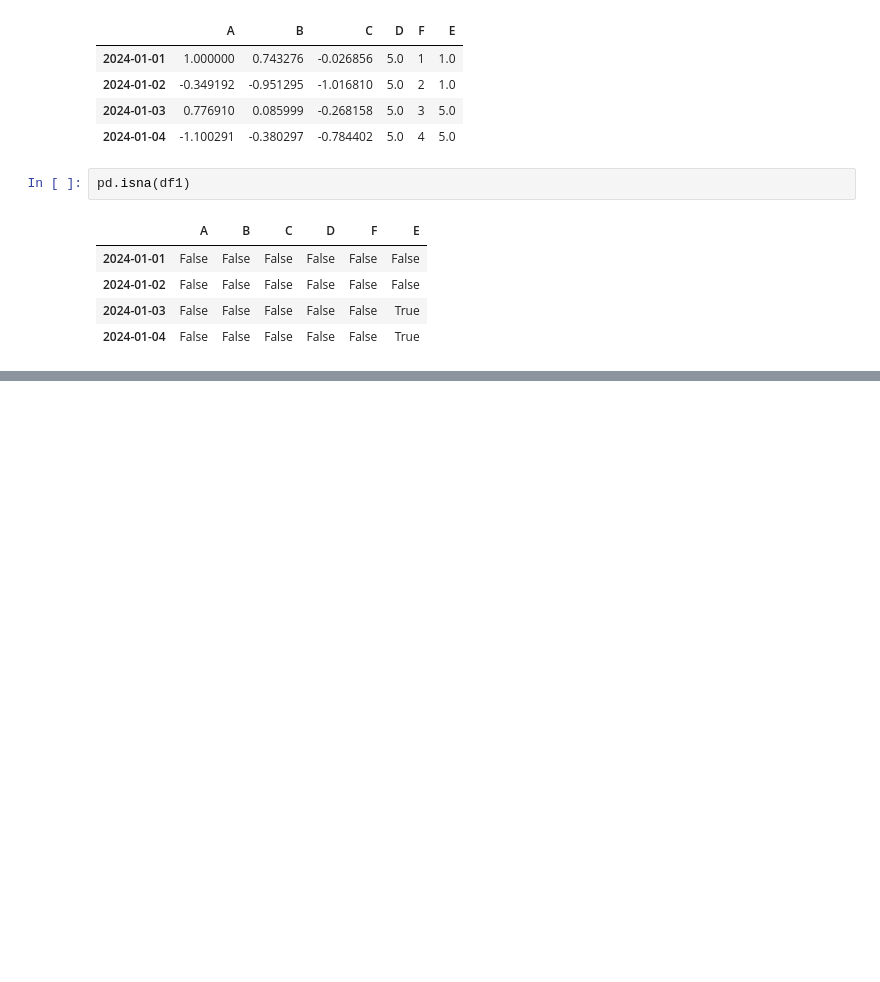
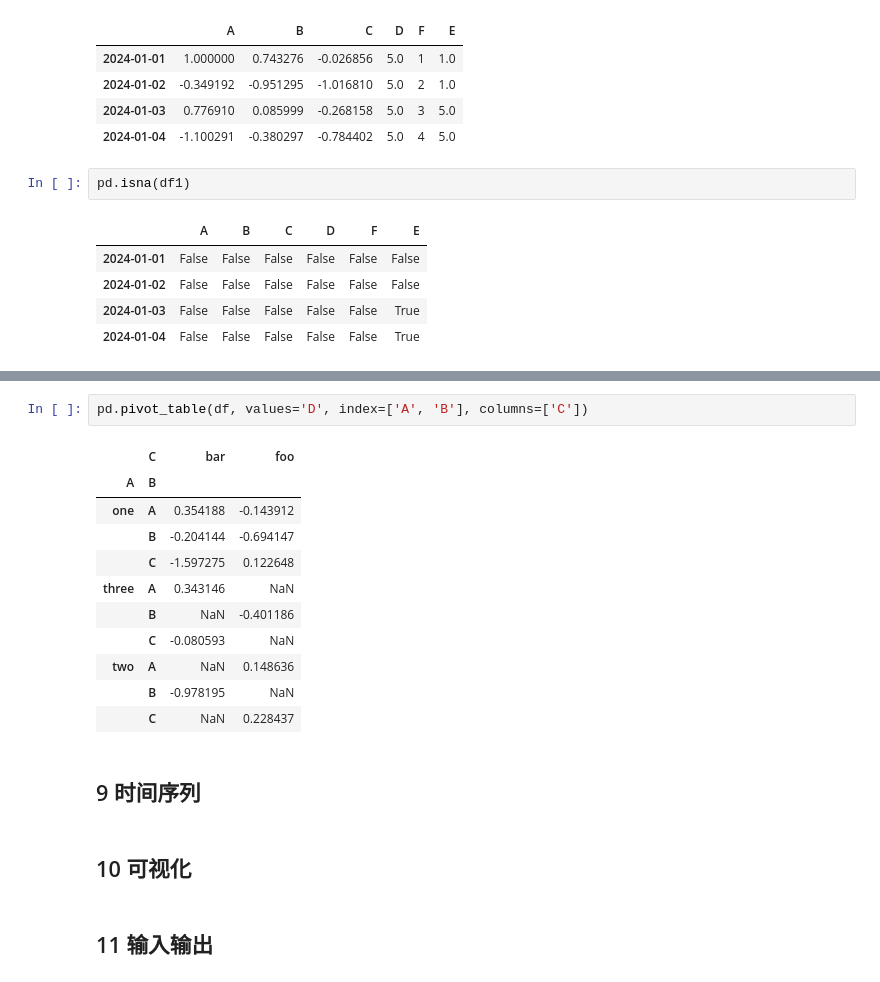
Before and after one commit to 1517005260/ai-learning, a Jupyter notebook: data-analysis/pandas/pandas.ipynb, the cells around one changed output, grey strips where cells are left out. Cells and saved outputs as stored; diff of their text form; blank space fills up the shorter version.

```diff
--- a/data-analysis/pandas/pandas.ipynb
+++ b/data-analysis/pandas/pandas.ipynb
@@ -352,0 +522,20 @@ pd.isna(df1)
+# %%
+pd.pivot_table(df, values='D', index=['A', 'B'], columns=['C'])
+# %% [output]
+|  | C | bar | foo |
+| A | B |  |  |
+| one | A | 0.354188 | -0.143912 |
+|  | B | -0.204144 | -0.694147 |
+|  | C | -1.597275 | 0.122648 |
+| three | A | 0.343146 | NaN |
+|  | B | NaN | -0.401186 |
+|  | C | -0.080593 | NaN |
+| two | A | NaN | 0.148636 |
+|  | B | -0.978195 | NaN |
+|  | C | NaN | 0.228437 |
+# %% [markdown]
+## 9 时间序列
+# %% [markdown]
+## 10 可视化
+# %% [markdown]
+## 11 输入输出
```
Also changed, not shown: parts of 24 cells of this notebook.
